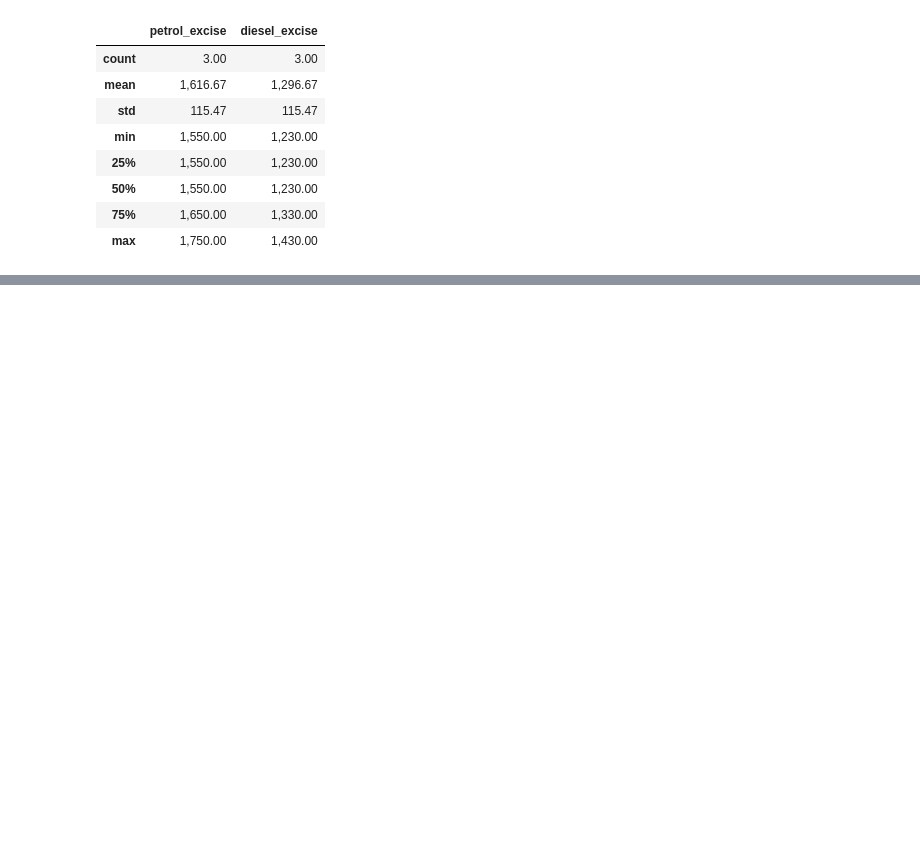
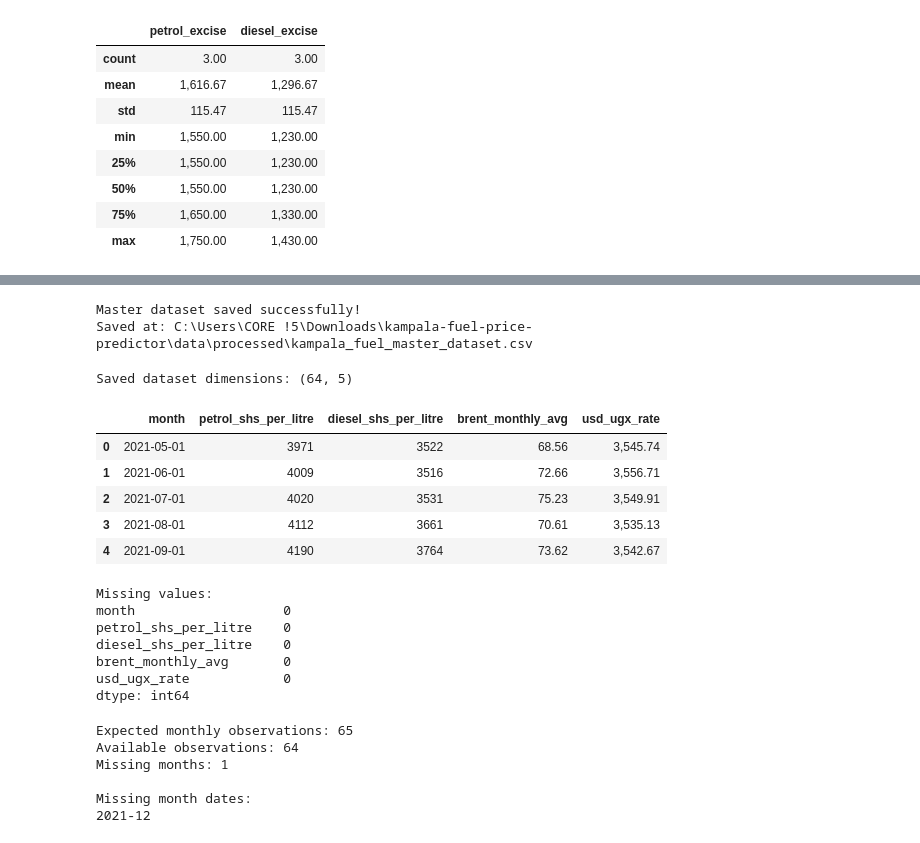
Before and after one commit to amon2100/kampala-fuel-price-predictor, a Jupyter notebook: notebooks/kampala-fuel-price-predictor.ipynb, the cells around one changed output, grey strips where cells are left out. Cells and saved outputs as stored; diff of their text form; code cells hidden in the pictures; blank space fills up the shorter version.

```diff
--- a/notebooks/kampala-fuel-price-predictor.ipynb
+++ b/notebooks/kampala-fuel-price-predictor.ipynb
@@ -332,0 +732,76 @@ Numerical summary:
+# %%
+# Define the output file path
+
+master_dataset_path = os.path.join(
+    processed_dir,
+    "kampala_fuel_master_dataset.csv"
+)
+
+# Export master dataset to CSV
+
+master_df.to_csv(
+    master_dataset_path,
+    index=False
+)
+
+print("Master dataset saved successfully!")
+print("Saved at:", master_dataset_path)
+# %% [output]
+Master dataset saved successfully!
+Saved at: C:\Users\CORE !5\Downloads\kampala-fuel-price-predictor\data\processed\kampala_fuel_master_dataset.csv
+# %%
+# Load the saved CSV to verify it
+
+master_df_check = pd.read_csv(master_dataset_path)
+
+print("Saved dataset dimensions:", master_df_check.shape)
+
+display(master_df_check.head())
+
+print("\nMissing values:")
+print(master_df_check.isnull().sum())
+# %% [output]
+Saved dataset dimensions: (64, 5)
+|  | month | petrol_shs_per_litre | diesel_shs_per_litre | brent_monthly_avg | usd_ugx_rate |
+| 0 | 2021-05-01 | 3971 | 3522 | 68.56 | 3,545.74 |
+| 1 | 2021-06-01 | 4009 | 3516 | 72.66 | 3,556.71 |
+| 2 | 2021-07-01 | 4020 | 3531 | 75.23 | 3,549.91 |
+| 3 | 2021-08-01 | 4112 | 3661 | 70.61 | 3,535.13 |
+| 4 | 2021-09-01 | 4190 | 3764 | 73.62 | 3,542.67 |
+Missing values:
+month                   0
+petrol_shs_per_litre    0
+diesel_shs_per_litre    0
+brent_monthly_avg       0
+usd_ugx_rate            0
+dtype: int64
+# %%
+# Generate a complete monthly calendar
+
+complete_months = pd.date_range(
+    start=master_df["month"].min(),
+    end=master_df["month"].max(),
+    freq="MS"
+)
+
+# Identify months absent from the master dataset
+
+missing_months = complete_months[
+    ~complete_months.isin(master_df["month"])
+]
+
+print("Expected monthly observations:", len(complete_months))
+print("Available observations:", len(master_df))
+print("Missing months:", len(missing_months))
+
+print("\nMissing month dates:")
+
+for month in missing_months:
+    print(month.strftime("%Y-%m"))
+# %% [output]
+Expected monthly observations: 65
+Available observations: 64
+Missing months: 1
+
+Missing month dates:
+2021-12
```
Also changed, not shown: parts of 18 cells of this notebook, 3 other files.
